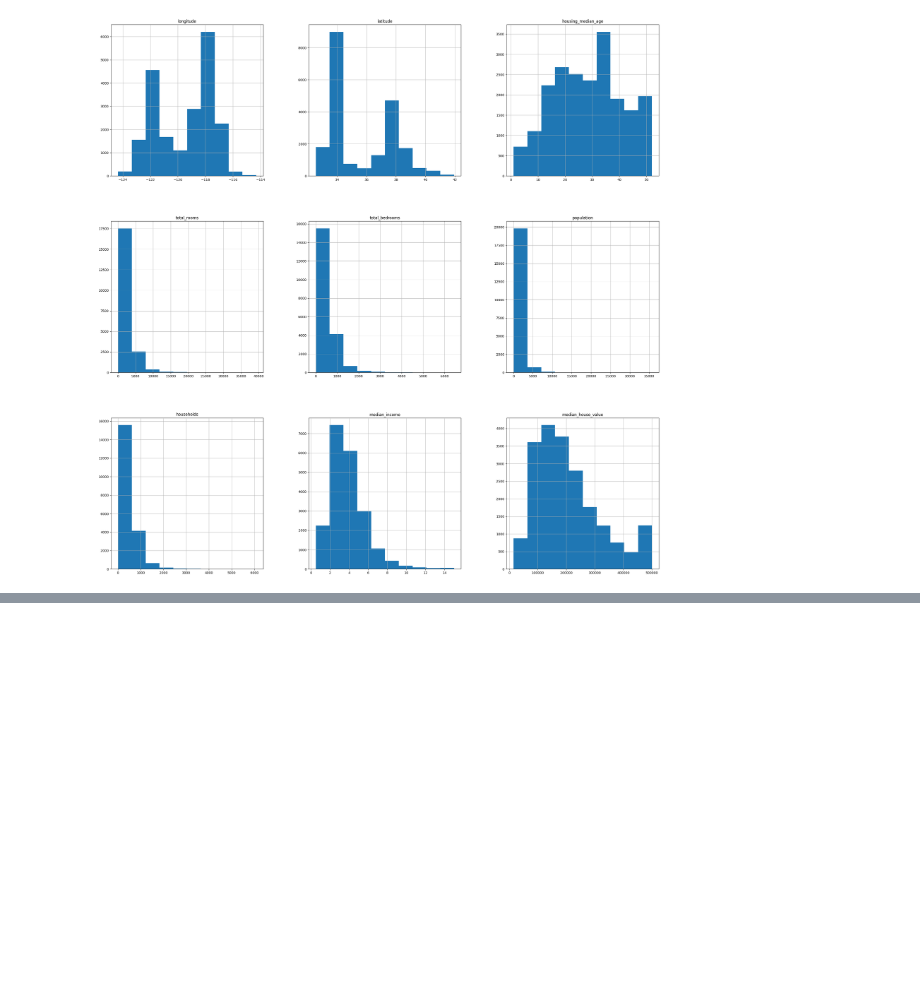
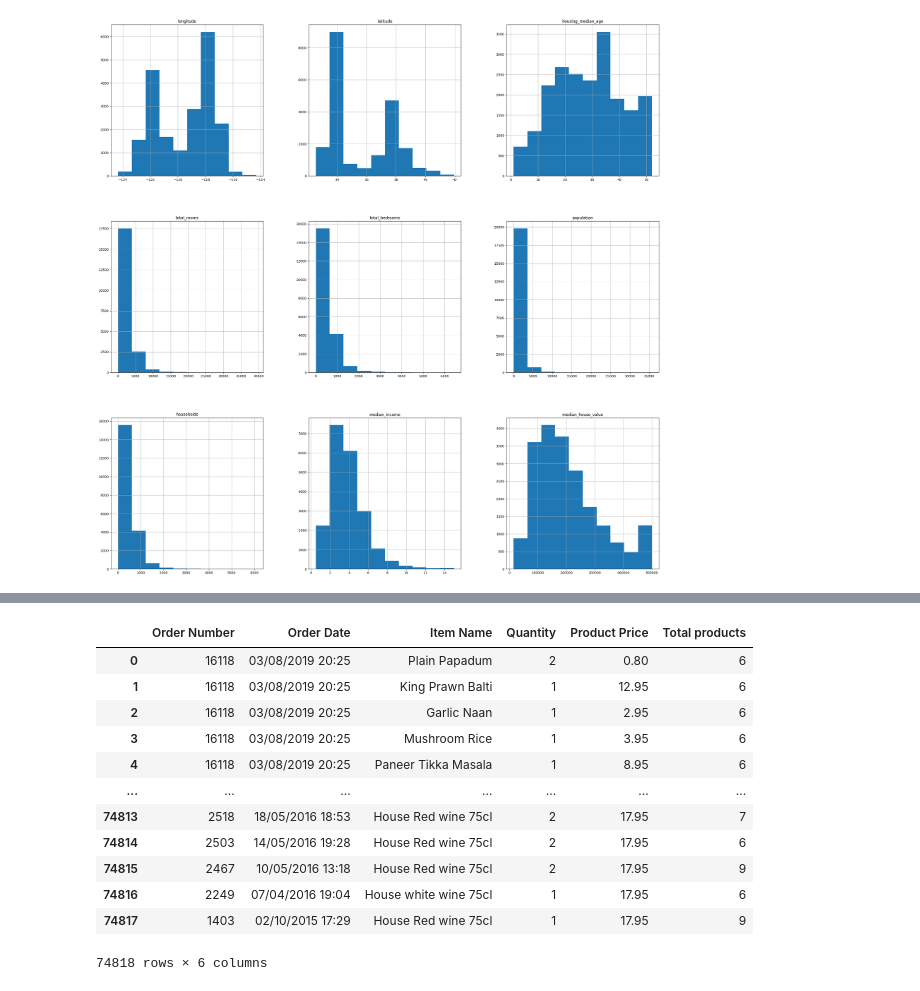
Before and after one commit to finnwethall/cleanup, a Jupyter notebook: cleaning.ipynb, the cells around one changed output, grey strips where cells are left out. Saved outputs shown, nothing was run; the diff lists cells and outputs as text; code cells hidden in the pictures; blank space fills up the shorter version.

```diff
--- a/cleaning.ipynb
+++ b/cleaning.ipynb
@@ -125,3 +125,5 @@ array([[<Axes: title={'center': 'longitude'}>,
 [figure]
 # %%
 #begin EDA
+# %%
+df_2 = pd.read_csv('/Users/finnwethall/Desktop/Dev/Jupyter Notebook/Cleaning/restaurant-1-orders.csv')
@@ -127,0 +146,16 @@ array([[<Axes: title={'center': 'longitude'}>,
+# %%
+display(df_2)
+# %% [output]
+|  | Order Number | Order Date | Item Name | Quantity | Product Price | Total products |
+| 0 | 16118 | 03/08/2019 20:25 | Plain Papadum | 2 | 0.80 | 6 |
+| 1 | 16118 | 03/08/2019 20:25 | King Prawn Balti | 1 | 12.95 | 6 |
+| 2 | 16118 | 03/08/2019 20:25 | Garlic Naan | 1 | 2.95 | 6 |
+| 3 | 16118 | 03/08/2019 20:25 | Mushroom Rice | 1 | 3.95 | 6 |
+| 4 | 16118 | 03/08/2019 20:25 | Paneer Tikka Masala | 1 | 8.95 | 6 |
+| ... | ... | ... | ... | ... | ... | ... |
+| 74813 | 2518 | 18/05/2016 18:53 | House Red wine 75cl | 2 | 17.95 | 7 |
+| 74814 | 2503 | 14/05/2016 19:28 | House Red wine 75cl | 2 | 17.95 | 6 |
+| 74815 | 2467 | 10/05/2016 13:18 | House Red wine 75cl | 2 | 17.95 | 9 |
+| 74816 | 2249 | 07/04/2016 19:04 | House white wine 75cl | 1 | 17.95 | 6 |
+| 74817 | 1403 | 02/10/2015 17:29 | House Red wine 75cl | 1 | 17.95 | 9 |
+74818 rows × 6 columns
```
Also changed, not shown: parts of 1 cell of this notebook.
